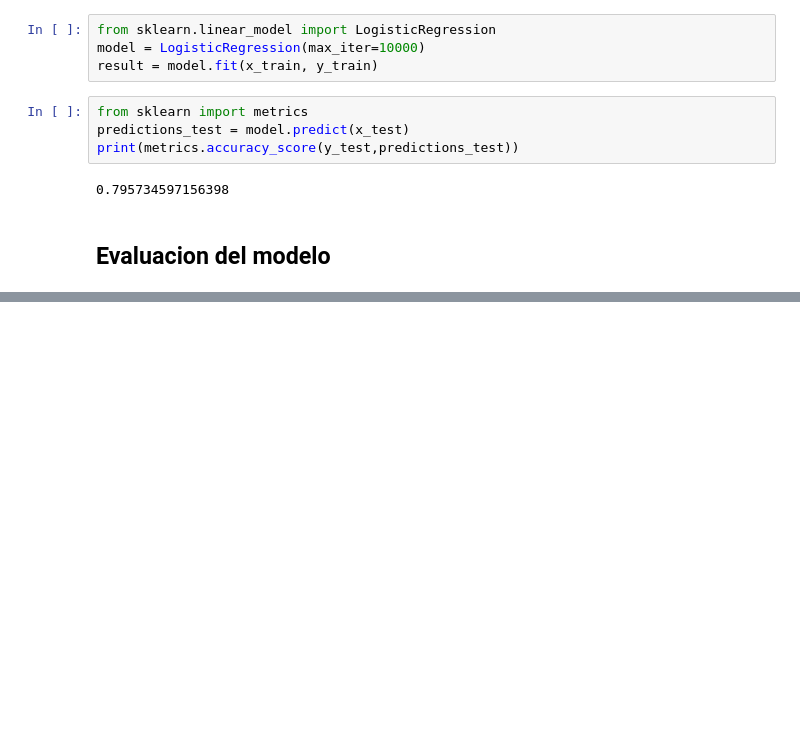
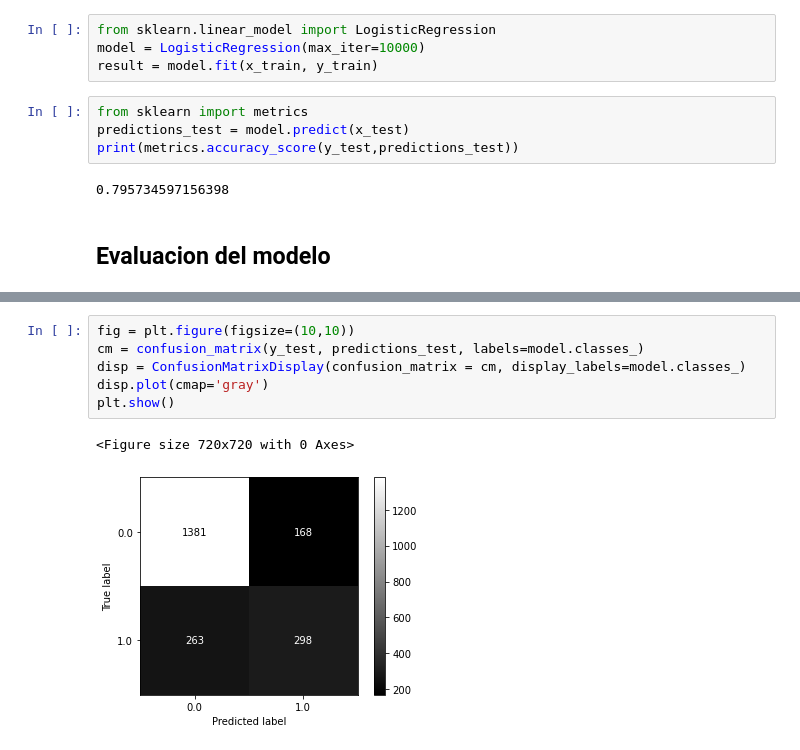
Before and after one commit to araod14/logistic_regresion, a Jupyter notebook: binomian_logistic_regresion.ipynb, the cells around one changed output, grey strips where cells are left out. Cells and saved outputs as stored; diff of their text form; blank space fills up the shorter version.

```diff
--- a/binomian_logistic_regresion.ipynb
+++ b/binomian_logistic_regresion.ipynb
@@ -218,0 +255,9 @@ print(metrics.accuracy_score(y_test,predictions_test))
+# %%
+fig = plt.figure(figsize=(10,10))
+cm = confusion_matrix(y_test, predictions_test, labels=model.classes_)
+disp = ConfusionMatrixDisplay(confusion_matrix = cm, display_labels=model.classes_)
+disp.plot(cmap='gray')
+plt.show()
+# %% [output]
+<Figure size 720x720 with 0 Axes>
+[figure, added]
```
Also changed, not shown: parts of 5 cells of this notebook.
